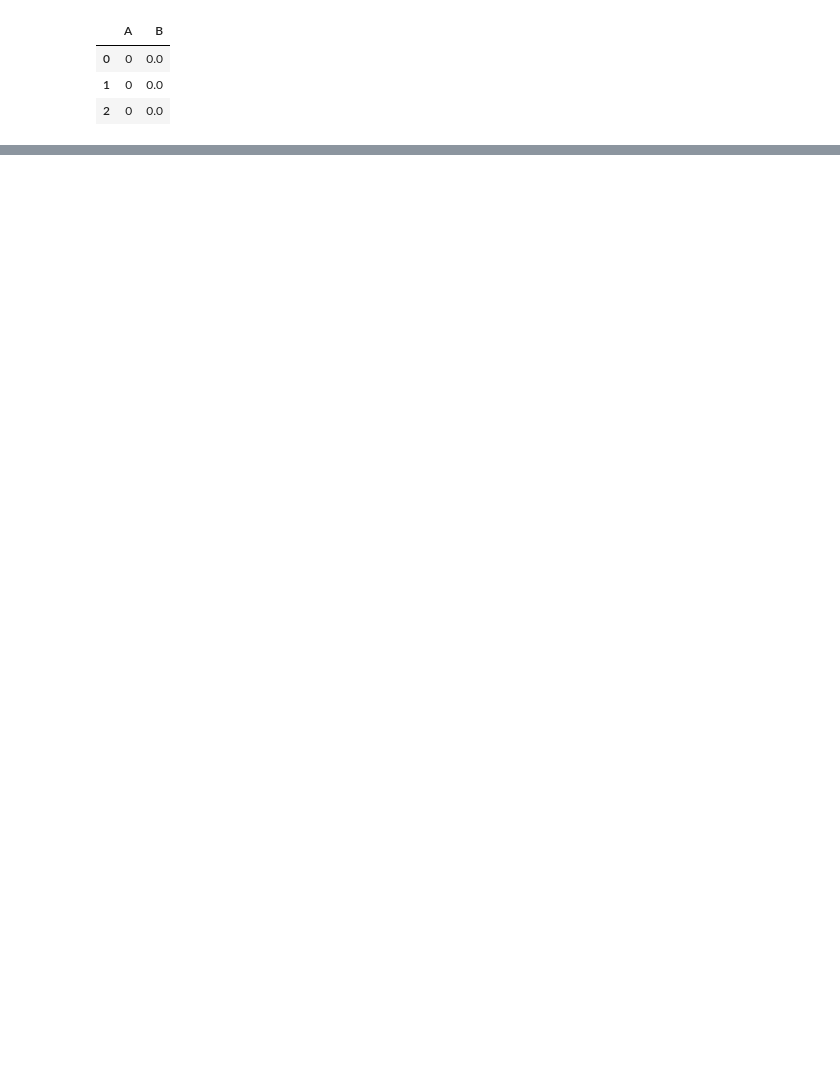
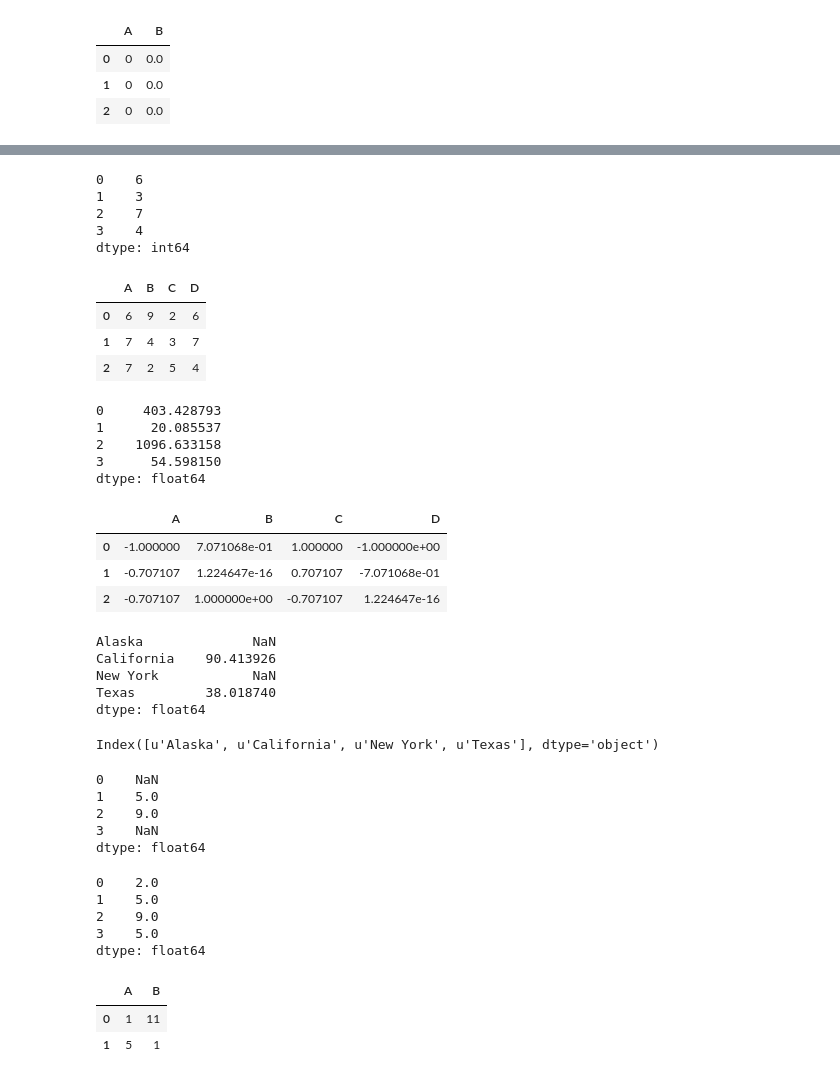
Before and after one commit to grehujt/SmallPythonProjects, a Jupyter notebook: jupyterNotebooks/tutorials/pandas.ipynb, the cells around one changed output, grey strips where cells are left out. Saved outputs shown, nothing was run; the diff lists cells and outputs as text; code cells hidden in the pictures; blank space fills up the shorter version.

```diff
--- a/jupyterNotebooks/tutorials/pandas.ipynb
+++ b/jupyterNotebooks/tutorials/pandas.ipynb
@@ -191,0 +384,74 @@ pd.DataFrame(np.zeros(3, dtype=[('A', 'i8'), ('B', 'f8')]))
+# %%
+rng = np.random.RandomState(42)
+ser = pd.Series(rng.randint(0, 10, 4))
+ser
+# %% [output]
+0    6
+1    3
+2    7
+3    4
+dtype: int64
+# %%
+df = pd.DataFrame(rng.randint(0, 10, (3, 4)), columns=['A', 'B', 'C', 'D'])
+df
+# %% [output]
+|  | A | B | C | D |
+| 0 | 6 | 9 | 2 | 6 |
+| 1 | 7 | 4 | 3 | 7 |
+| 2 | 7 | 2 | 5 | 4 |
+# %%
+np.exp(ser)
+# %% [output]
+0     403.428793
+1      20.085537
+2    1096.633158
+3      54.598150
+dtype: float64
+# %%
+np.sin(df * np.pi / 4)
+# %% [output]
+|  | A | B | C | D |
+| 0 | -1.000000 | 7.071068e-01 | 1.000000 | -1.000000e+00 |
+| 1 | -0.707107 | 1.224647e-16 | 0.707107 | -7.071068e-01 |
+| 2 | -0.707107 | 1.000000e+00 | -0.707107 | 1.224647e-16 |
+# %%
+area = pd.Series({'Alaska': 1723337, 'Texas': 695662,
+                  'California': 423967}, name='area')
+population = pd.Series({'California': 38332521, 'Texas': 26448193,
+                        'New York': 19651127}, name='population')
+population / area
+# %% [output]
+Alaska              NaN
+California    90.413926
+New York            NaN
+Texas         38.018740
+dtype: float64
+# %%
+area.index | population.index
+# %% [output]
+Index([u'Alaska', u'California', u'New York', u'Texas'], dtype='object')
+# %%
+A = pd.Series([2, 4, 6], index=[0, 1, 2])
+B = pd.Series([1, 3, 5], index=[1, 2, 3])
+A+B
+# %% [output]
+0    NaN
+1    5.0
+2    9.0
+3    NaN
+dtype: float64
+# %%
+A.add(B, fill_value=0)
+# %% [output]
+0    2.0
+1    5.0
+2    9.0
+3    5.0
+dtype: float64
+# %%
+A = pd.DataFrame(rng.randint(0, 20, (2, 2)), columns=list('AB'))
+A
+# %% [output]
+|  | A | B |
+| 0 | 1 | 11 |
+| 1 | 5 | 1 |
```
Also changed, not shown: parts of 26 cells of this notebook.
